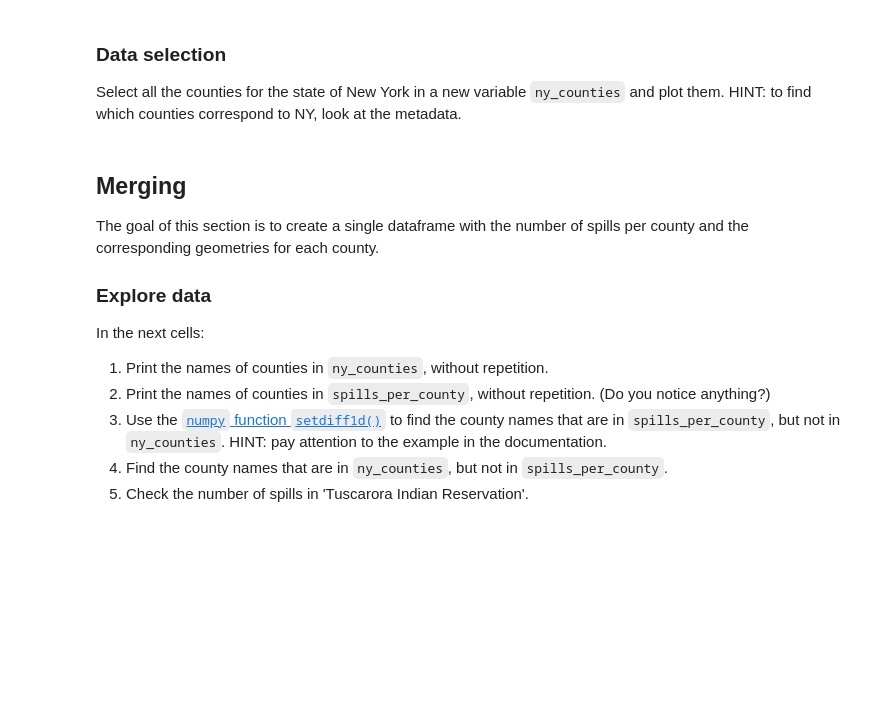
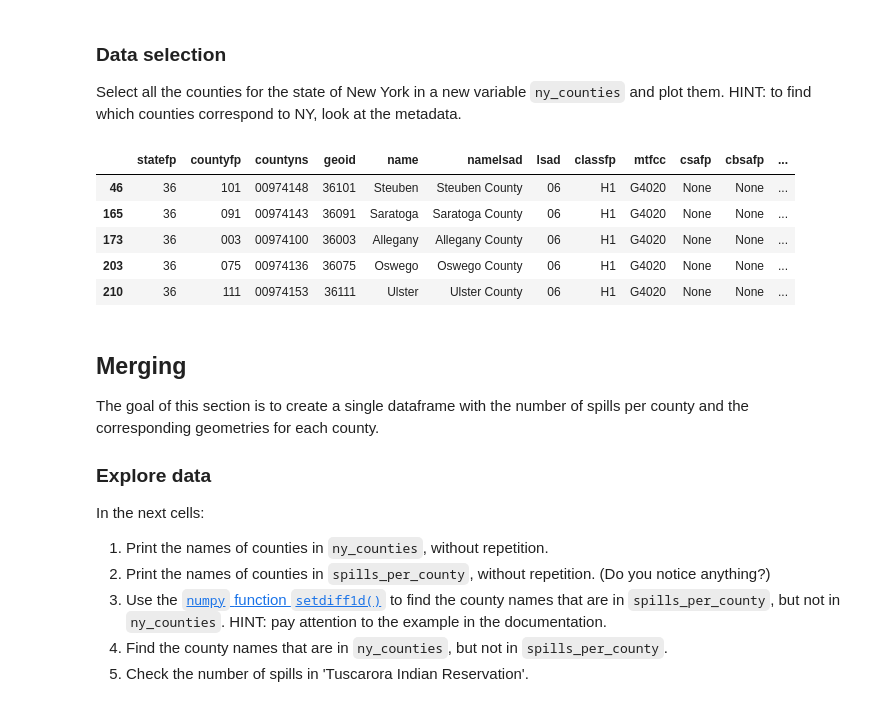
Before and after one commit to cnordheim-maestas/eds-220-hwk3, a Jupyter notebook: hwk3-task1-spills (1).ipynb, the cells around one changed output. Saved outputs shown, nothing was run; the diff lists cells and outputs as text; code cells hidden in the pictures; blank space fills up the shorter version.

```diff
--- a/hwk3-task1-spills (1).ipynb
+++ b/hwk3-task1-spills (1).ipynb
@@ -182,3 +330,15 @@ Select all the counties for the state of New York in a new variable `ny_counties
+# %%
+# the state FP code is 36
+# selet statefp of 36
+ny_counties = county[county.statefp=="36"]
+ny_counties.head()
+# %% [output]
+|  | statefp | countyfp | countyns | geoid | name | namelsad | lsad | classfp | mtfcc | csafp | cbsafp | ... |
+| 46 | 36 | 101 | 00974148 | 36101 | Steuben | Steuben County | 06 | H1 | G4020 | None | None | ... |
+| 165 | 36 | 091 | 00974143 | 36091 | Saratoga | Saratoga County | 06 | H1 | G4020 | None | None | ... |
+| 173 | 36 | 003 | 00974100 | 36003 | Allegany | Allegany County | 06 | H1 | G4020 | None | None | ... |
+| 203 | 36 | 075 | 00974136 | 36075 | Oswego | Oswego County | 06 | H1 | G4020 | None | None | ... |
+| 210 | 36 | 111 | 00974153 | 36111 | Ulster | Ulster County | 06 | H1 | G4020 | None | None | ... |
 # %% [markdown]
 ## Merging
 
```
Also changed, not shown: parts of 40 cells of this notebook.
